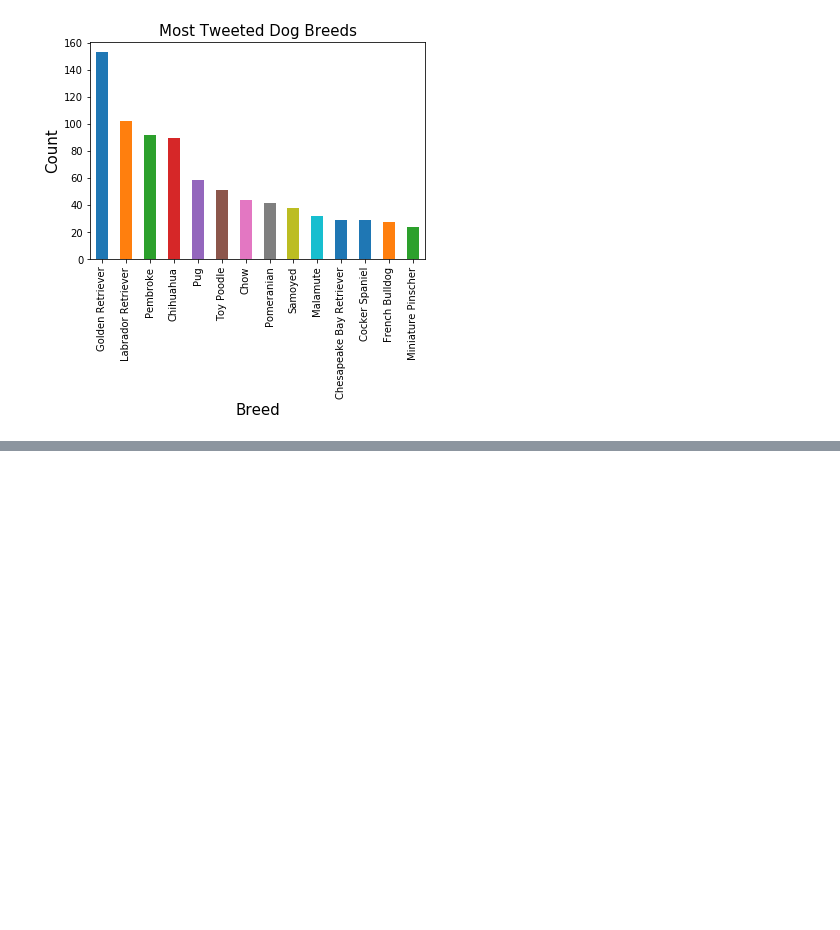
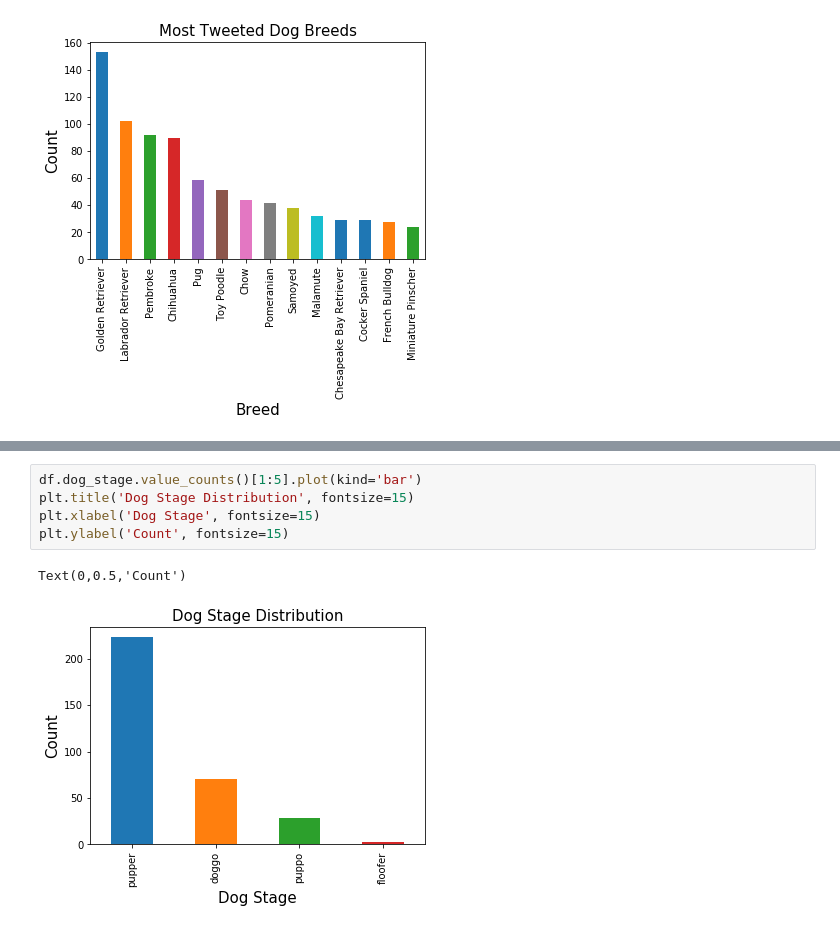
Before and after one commit to yagmurdalman/wrangle-and-analyze-data, a Jupyter notebook: wrangle_act.ipynb, the cells around one changed output, grey strips where cells are left out. Saved outputs shown, nothing was run; the diff lists cells and outputs as text; blank space fills up the shorter version.

```diff
--- a/wrangle_act.ipynb
+++ b/wrangle_act.ipynb
@@ -1430,0 +1443,8 @@ hot_breeds.groupby('breed')['rating'].mean().sort_values(ascending=False).plot(k
+# %%
+df.dog_stage.value_counts()[1:5].plot(kind='bar')
+plt.title('Dog Stage Distribution', fontsize=15)
+plt.xlabel('Dog Stage', fontsize=15)
+plt.ylabel('Count', fontsize=15)
+# %% [output]
+Text(0,0.5,'Count')
+[figure, added]
```
Also changed, not shown: parts of 8 cells of this notebook.
